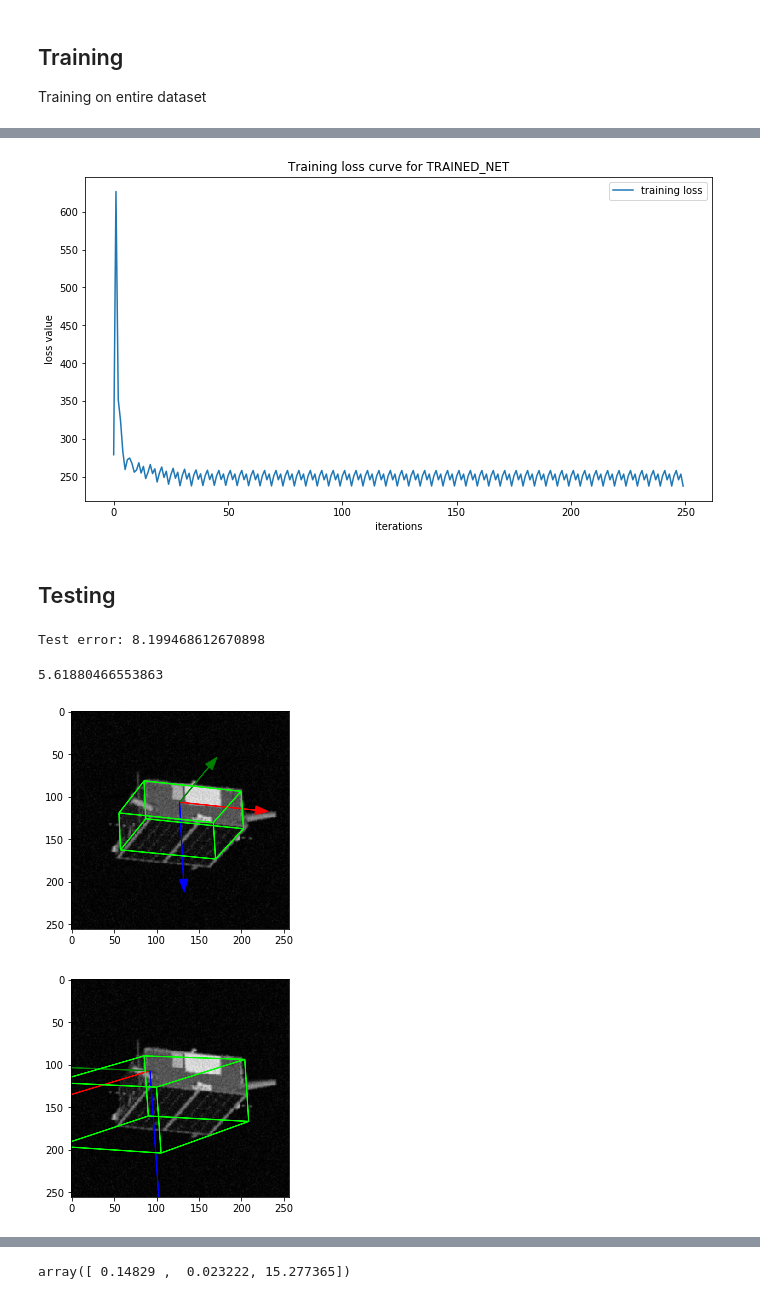
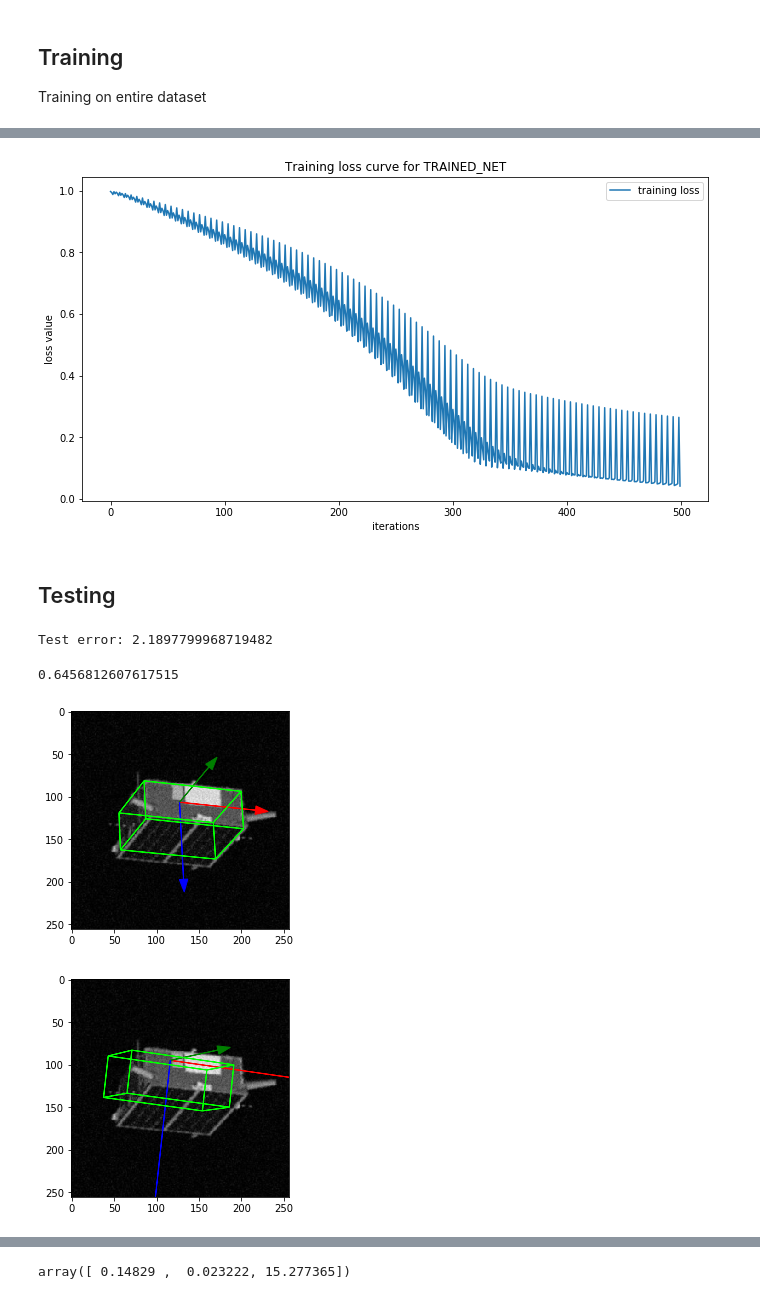
Before and after one commit to jazzalin/spacecraft-pose-estimation, a Jupyter notebook: model/model.ipynb, the cells around one changed output, grey strips where cells are left out. Saved outputs shown, nothing was run; the diff lists cells and outputs as text; code cells hidden in the pictures.

Commit message:
modified translation loss function

```diff
--- a/model/model.ipynb
+++ b/model/model.ipynb
@@ -316,9 +316,9 @@ def get_of_optimizer(net):
                                 momentum=0.9)
     return optimizer
 # %%
-def translation_loss(t, t_pred):
-    # return torch.mean(torch.norm((t - t_pred)/torch.norm(t_pred)))
-    return torch.mean(torch.cdist(t, t_pred, p=2))
+def translation_loss(t_gt, t_pred):
+    return torch.mean(torch.norm((t_gt - t_pred)/torch.norm(t_gt)))
+    # return torch.mean(torch.cdist(t_gt, t_pred, p=2))
 # %%
 def attitude_loss(att, att_pred):
     # return torch.mean(torch.cdist(att, att_pred/torch.norm(att_pred), p=2))
@@ -339,7 +339,7 @@ def train(train_loader, net, optimizer, loss_graph):
 
         L_t = translation_loss(t_gt, t)
         L_att = attitude_loss(att_gt, att)
-        total_loss = L_t + L_att + 1.2*(torch.abs(1 - torch.norm(att)))
+        total_loss = L_t #+ L_att + 1.2*(torch.abs(1 - torch.norm(att)))
         loss_graph.append(total_loss.item())
 
         # loss_graph.append(total_loss.item())
@@ -407,7 +407,7 @@ def get_optimizer(net):
 # %%
 %%time
 if TRAINING:
-    EPOCH = 50
+    EPOCH = 100
     trained_net = URSONet()
     if USE_GPU:
         trained_net = trained_net.cuda()
@@ -455,4 +455,4 @@ Wall time: 2min 23s
-[figure, old version]
+[figure, new version]
 # %% [markdown]
 ## Testing
 # %%
@@ -484,7 +484,7 @@ trained_net.eval()
 test_loss = evaluate(test_loader, trained_net)
 print("Test error: {}".format(test_loss))
 # %% [output]
-Test error: 8.199468612670898
+Test error: 2.1897799968719482
 # %%
 # Compare the learned pose to the ground-truth
 %matplotlib inline
@@ -508,9 +508,9 @@ fig = plt.figure(1)
 test_dataset.dataset.visualize(image1, np.concatenate((att_out, t_out)), bbox=True)
 print(np.linalg.norm(t_out - label1[4:7]))
 # %% [output]
-5.61880466553863
+0.6456812607617515
 [figure]
-[figure, old version]
+[figure, new version]
 # %%
 t_out
 # %% [output]
```
Also changed, not shown: parts of 2 cells of this notebook.
